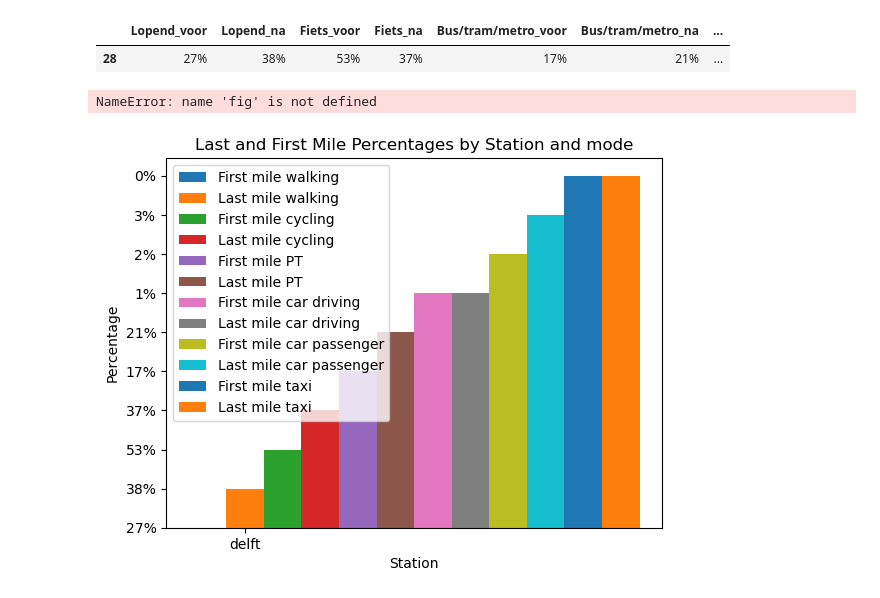
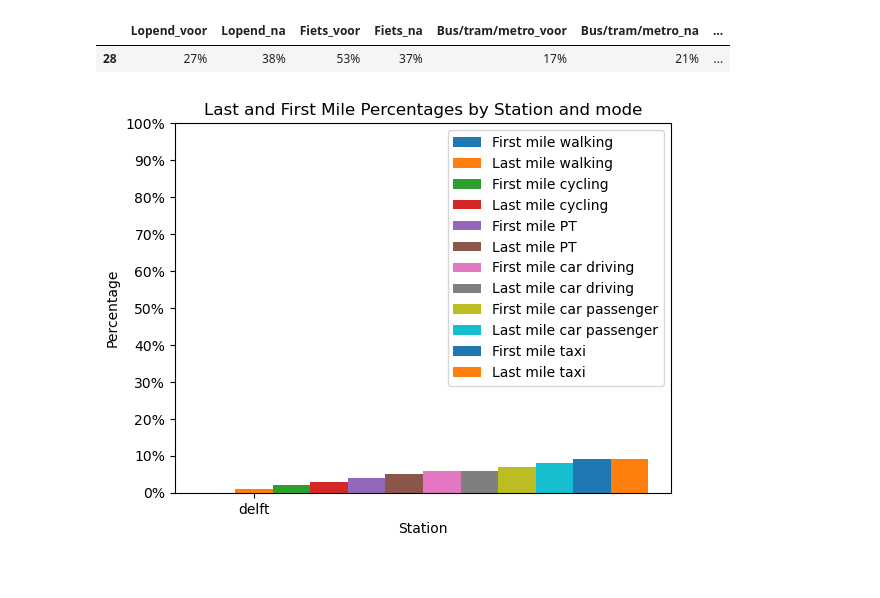
Before and after one commit to Christos02/TIL16, a Jupyter notebook: Project TIL16_q.ipynb, the cells around one changed output. Saved outputs shown, nothing was run; the diff lists cells and outputs as text; code cells hidden in the pictures.

Commit message:
added plot

```diff
--- a/Project TIL16_q.ipynb
+++ b/Project TIL16_q.ipynb
@@ -396,40 +396,34 @@ plt.bar(index, df_ns_delft_2019['Auto (passagier)_voor'], bar_width, label='Firs
 
 # Increment the index for the next set of bars
 index = [i + bar_width for i in index]
 
 # Plot the bars for "First mile cycling"
 plt.bar(index, df_ns_delft_2019['Auto (passagier)_na'], bar_width, label='Last mile car passenger')
 
 # Increment the index for the next set of bars
 index = [i + bar_width for i in index]
 
 # Plot the bars for "First mile cycling"
 plt.bar(index, df_ns_delft_2019['(Deel)taxi_voor'], bar_width, label='First mile taxi')
 
 # Increment the index for the next set of bars
 index = [i + bar_width for i in index]
 
 # Plot the bars for "First mile cycling"
 plt.bar(index, df_ns_delft_2019['(Deel)taxi_na'], bar_width, label='Last mile taxi')
 
 plt.xlabel('Station')
 plt.ylabel('Percentage')
 plt.title('Last and First Mile Percentages by Station and mode')
 plt.xticks([i + bar_width for i in range(len(df_ns_delft_2019))], df_ns_delft_2019['Station'])
 plt.legend()
 
-fig.update_traces(
- texttemplate='%{value:.2s}',
- textposition='outside'
-)
-
 plt.ylim(0, 100)
 plt.yticks(range(0, 101, 10), [f"{i}%" for i in range(0, 101, 10)])
 
 plt.show()
 # %% [output]
-NameError: name 'fig' is not defined
-[figure, old version]
+[figure, new version]
 # %%
 index = range(len(df_ns_delft_2019))
 data_types = df_ns_2019.applymap(type)
```
Also changed, not shown: parts of 4 cells of this notebook.
